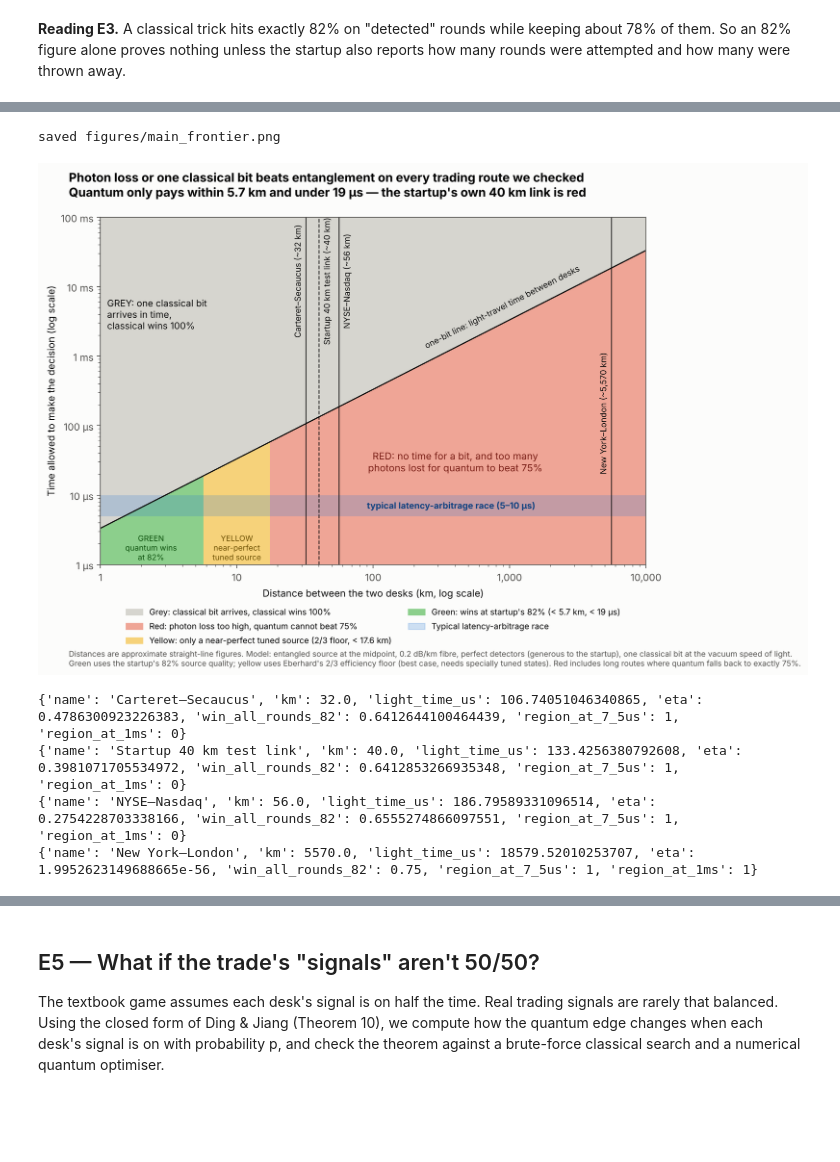
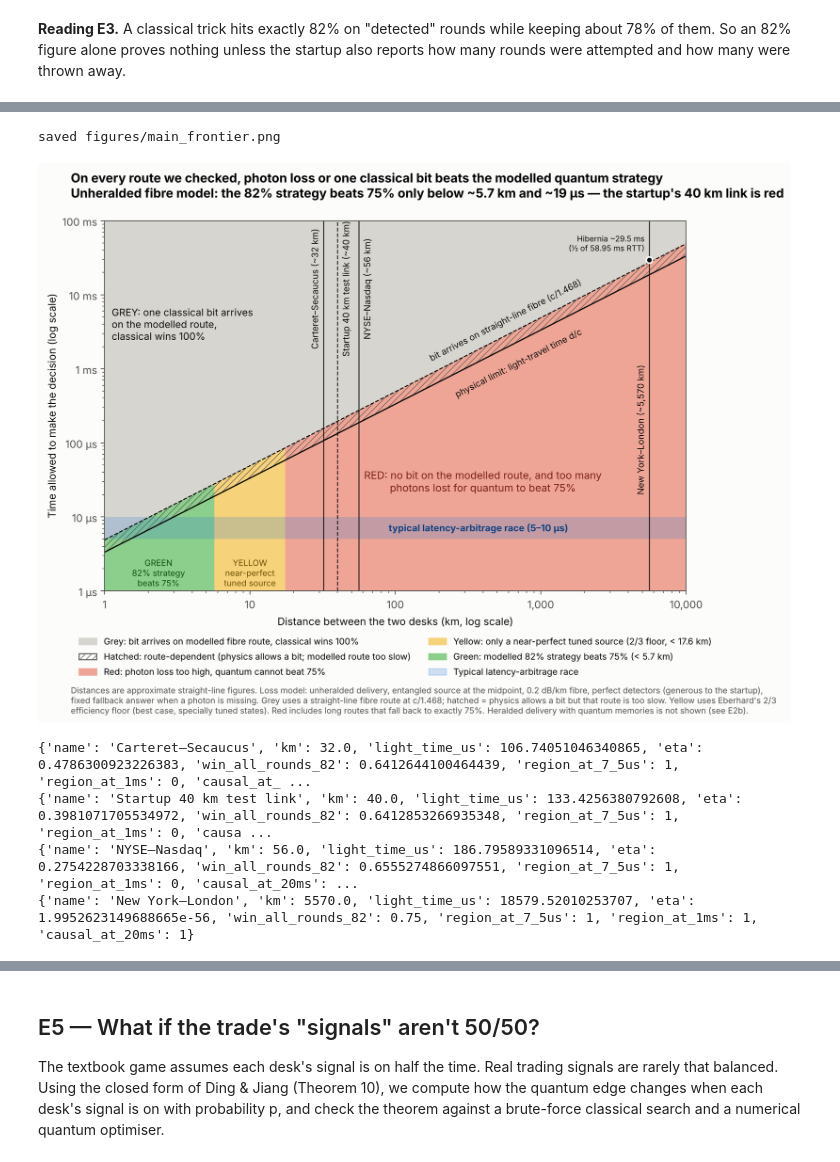
Before and after one commit to udsy19/The-28-Millisecond-Monopoly, a Jupyter notebook: analysis_executed.ipynb, the cells around one changed output, grey strips where cells are left out. Drawn from its saved outputs; the diff is of its cells as text; code cells hidden in the pictures; blank space fills up the shorter version.

```diff
--- a/analysis_executed.ipynb
+++ b/analysis_executed.ipynb
@@ -287,17 +290,33 @@ the round, the desks know in advance whether to play quantum or classical. Lost
 nothing: a round without a heralded pair simply uses the 75% classical rule.
 # %%
 H_LEVELS = [0.05, 0.158, 0.5, 1.0]
+# How much heralded supply does the link actually provide? Demand = the rounds needed for the
+# claimed $50M, spread over one trading year (252 days x 6.5 h; our assumption, A18).
+TRADING_SECONDS = 252 * 6.5 * 3600
+rounds_needed = chsh.rounds_for_target(CASE["target_annual"], chsh.edge_per_round(0.82))
+demand_per_s = rounds_needed / TRADING_SECONDS
+supply_rows = [dict(route=name, km=km,
+                    heralded_pairs_per_s=CASE["pair_rate"] * chsh.fibre_eta(km) ** 2,
+                    h_max=chsh.heralded_supply_fraction(km, demand_per_s, CASE["pair_rate"]))
+               for name, km in [("Startup 40 km link", 40.0), ("NYSE–Nasdaq", 56.0),
+                                ("New York–London (direct fibre)", CASE["ny_london_km"])]]
 heralded = [dict(h=h, win_82=chsh.heralded_win(h, 0.82), win_ideal=chsh.heralded_win(h, chsh.IDEAL_QUANTUM_WIN),
                  edge_82=chsh.edge_per_round(chsh.heralded_win(h, 0.82))) for h in H_LEVELS]
 # Rate budget on the 40 km link: heralded pairs/s = generated pairs/s x both-arrive probability
 herald_rate_40 = CASE["pair_rate"] * e2["p82"]["both_share_40"]
 R["e2b"] = dict(table=heralded, heralded_pairs_per_s_40km=herald_rate_40,
+                demand_rounds_per_s=demand_per_s, supply=supply_rows,
                 memories_claimed=False)
-D.update(herald_rate=f"{herald_rate_40:.0f}",
+D.update(demand_per_s=f"{demand_per_s:.2f}", trading_year="252 days × 6.5 hours", fibre_index="c/1.468",
+         h_max_ny_lon=f"{supply_rows[2]['h_max']:.0e}",
+         herald_rate=f"{herald_rate_40:.0f}",
          heralded_win_full=pct(chsh.heralded_win(1.0, 0.82)))
 for r in heralded:
     print(f"h={r['h']:.3f}  win(82%)={r['win_82']:.4f}  win(ideal)={r['win_ideal']:.4f}  edge(82%)=${r['edge_82']:.2f}")
 print("heralded pairs/s on 40 km:", herald_rate_40)
+print(f"demand: {demand_per_s:.3f} rounds/s")
+for r in supply_rows:
+    print(f"{r['route']:32s} supply {r['heralded_pairs_per_s']:.3g} pairs/s -> h_max {r['h_max']:.3g}")
 # %% [output]
 h=0.050  win(82%)=0.7535  win(ideal)=0.7552  edge(82%)=$0.62
 h=0.158  win(82%)=0.7611  win(ideal)=0.7664  edge(82%)=$2.13
@@ -351,20 +377,33 @@ c = chsh.SPEED_OF_LIGHT_KM_S
 d = np.logspace(0, 4, 900)            # 1 km .. 10,000 km
 w = np.logspace(-6, -1, 700)          # 1 us .. 100 ms
 DD, WW = np.meshgrid(d, w)
-region = chsh.frontier_region(DD, WW, p_demo=0.82)
+region = chsh.frontier_region(DD, WW, p_demo=0.82)        # grey = bit arrives on modelled fibre route
+causal = chsh.causal_status(DD, WW)
+HIBERNIA_ONE_WAY_S = 58.95e-3 / 2       # derived from the 2015 round-trip benchmark, not a measured one-way service
 
 colors = ["#d6d5cf", "#efa596", "#f6d27a", "#8ccf8c"]     # grey, red, yellow, green
 fig, ax = plt.subplots(figsize=(10, 6.4))
 ax.pcolormesh(d, w * 1e6, region, cmap=ListedColormap(colors), vmin=-0.5, vmax=3.5,
               shading="auto", rasterized=True)
 ax.set_xscale("log"); ax.set_yscale("log")
-ax.plot(d, d / c * 1e6, color=INK, lw=1.2)                       # one-bit boundary
+# route-dependent band: hatched over whatever the loss model says
+matplotlib.rcParams["hatch.color"] = "#5f5e5a"; matplotlib.rcParams["hatch.linewidth"] = 0.6
+ax.contourf(d, w * 1e6, (causal == chsh.CAUSAL_ROUTE_DEPENDENT).astype(float), levels=[0.5, 1.5],
+            colors="none", hatches=["////"])
+ax.plot(d, d / c * 1e6, color=INK, lw=1.2)                                   # physical limit d/c
+ax.plot(d, d / chsh.FIBRE_SPEED_KM_S * 1e6, color=INK, lw=1.0, ls="--")      # modelled fibre route
 ax.set_xlim(1, 1e4); ax.set_ylim(1, 1e5)
 # rotate the boundary label to match the line's on-screen slope
 p1, p2 = ax.transData.transform([(100, 100 / c * 1e6), (1000, 1000 / c * 1e6)])
 angle = math.degrees(math.atan2(p2[1] - p1[1], p2[0] - p1[0]))
-ax.text(250, 250 / c * 1e6 * 1.45, "one-bit line: light-travel time between desks", rotation=angle,
+ax.text(180, 180 / chsh.FIBRE_SPEED_KM_S * 1e6 * 1.35, "bit arrives on straight-line fibre (c/1.468)", rotation=angle,
         rotation_mode="anchor", fontsize=8.5, color=INK, ha="left", va="bottom")
+ax.text(250, 250 / c * 1e6 * 0.62, "physical limit: light-travel time d/c", rotation=angle,
+        rotation_mode="anchor", fontsize=8.5, color=INK, ha="left", va="top")
+# New York-London on the benchmarked Hibernia route (derived one-way figure)
+ax.plot([CASE["ny_london_km"]], [HIBERNIA_ONE_WAY_S * 1e6], "o", ms=6, color=INK, mec="#fcfcfb", mew=1.5, zorder=6)
+ax.text(CASE["ny_london_km"] * 0.93, HIBERNIA_ONE_WAY_S * 1e6 * 1.25, "Hibernia ~29.5 ms\n(½ of 58.95 ms RTT)",
+        fontsize=7.5, ha="right", va="bottom", color=INK)
 
 # typical latency-arbitrage race (Aquilina, Budish & O'Neill 2022)
 ax.axhspan(5, 10, color=BLUE, alpha=0.22, lw=0)
@@ -381,12 +420,12 @@ for name, km in LANDMARKS:
             fontsize=8.5, ha=ha, va="center", color=INK)
 
 # direct region labels (the legend repeats them with numbers)
-ax.text(1.12, 4e3, "GREY: one classical bit\narrives in time,\nclassical wins 100%",
+ax.text(1.12, 4e3, "GREY: one classical bit arrives\non the modelled route,\nclassical wins 100%",
         fontsize=9.5, ha="left", va="center", color=INK)
-ax.text(400, 22, "RED: no time for a bit, and too many\nphotons lost for quantum to beat 75%",
+ax.text(400, 22, "RED: no bit on the modelled route, and too many\nphotons lost for quantum to beat 75%",
         fontsize=10, ha="center", color="#7a1f17")
 dmax82, dfloor = e2["p82"]["d_max_km"], e2["floor_d_max_km"]
-ax.text(2.35, 1.75, "GREEN\nquantum wins\nat 82%", fontsize=8, ha="center", va="center", color="#0b4f0b")
+ax.text(2.35, 1.75, "GREEN\n82% strategy\nbeats 75%", fontsize=8, ha="center", va="center", color="#0b4f0b")
 ax.text(10.0, 1.75, "YELLOW\nnear-perfect\ntuned source", fontsize=8, ha="center", va="center", color="#6b4e00")
 
 
@@ -397,47 +436,50 @@ ax.set_yticklabels(["1 µs", "10 µs", "100 µs", "1 ms", "10 ms", "100 ms"])
 ax.set_xticks([1, 10, 100, 1e3, 1e4]); ax.set_xticklabels(["1", "10", "100", "1,000", "10,000"])
 ax.spines["top"].set_visible(True); ax.spines["right"].set_visible(True)
 
-legend = [Patch(color=colors[0], label="Grey: classical bit arrives, classical wins 100%"),
+legend = [Patch(color=colors[0], label="Grey: bit arrives on modelled fibre route, classical wins 100%"),
+          Patch(facecolor="none", edgecolor="#5f5e5a", hatch="////", label="Hatched: route-dependent (physics allows a bit; modelled route too slow)"),
           Patch(color=colors[1], label="Red: photon loss too high, quantum cannot beat 75%"),
           Patch(color=colors[2], label=f"Yellow: only a near-perfect tuned source (2/3 floor, < {dfloor:.1f} km)"),
-          Patch(color=colors[3], label=f"Green: wins at startup's 82% (< {dmax82:.1f} km, < {dmax82 / c * 1e6:.0f} µs)"),
+          Patch(color=colors[3], label=f"Green: modelled 82% strategy beats 75% (< {dmax82:.1f} km)"),
           Patch(color=BLUE, alpha=0.22, label="Typical latency-arbitrage race")]
 ax.legend(handles=legend, loc="upper center", bbox_to_anchor=(0.5, -0.10), ncol=2,
           frameon=False, fontsize=8.5)
-fig.suptitle("Photon loss or one classical bit beats entanglement on every trading route we checked\n"
-             f"Quantum only pays within {dmax82:.1f} km and under {dmax82 / c * 1e6:.0f} µs — the startup's own 40 km link is red",
-             x=0.08, y=0.985, ha="left", fontsize=12.5, fontweight="bold")
-fig.text(0.08, -0.115,
-         "Distances are approximate straight-line figures. Model: entangled source at the midpoint, 0.2 dB/km fibre, perfect detectors "
-         "(generous to the startup), one classical bit at the vacuum speed of light.\n"
-         "Green uses the startup's 82% source quality; yellow uses Eberhard's 2/3 efficiency floor (best case, needs specially tuned states). "
-         "Red includes long routes where quantum falls back to exactly 75%.",
+fig.suptitle("On every route we checked, photon loss or one classical bit beats the modelled quantum strategy\n"
+             f"Unheralded fibre model: the 82% strategy beats 75% only below ~{dmax82:.1f} km and ~{dmax82 / c * 1e6:.0f} µs — the startup's 40 km link is red",
+             x=0.08, y=0.985, ha="left", fontsize=12, fontweight="bold")
+fig.text(0.08, -0.145,
+         "Distances are approximate straight-line figures. Loss model: unheralded delivery, entangled source at the midpoint, 0.2 dB/km fibre, perfect "
+         "detectors (generous to the startup),\nfixed fallback answer when a photon is missing. Grey uses a straight-line fibre route at c/1.468; "
+         "hatched = physics allows a bit but that route is too slow. Yellow uses Eberhard's 2/3\nefficiency floor (best case, specially tuned states). "
+         "Red includes long routes that fall back to exactly 75%. Heralded delivery with quantum memories is not shown (see E2b).",
          fontsize=8, color=INK2, ha="left")
 save(fig, "main_frontier.png")
 plt.show()
 
 landmark_rows = []
 for name, km in LANDMARKS:
     eta_l = chsh.fibre_eta(km)
     landmark_rows.append(dict(name=name, km=km, light_time_us=km / c * 1e6, eta=eta_l,
                               win_all_rounds_82=chsh.all_rounds_win(eta_l, 0.82),
                               region_at_7_5us=int(chsh.frontier_region(km, 7.5e-6)),
-                              region_at_1ms=int(chsh.frontier_region(km, 1e-3))))
+                              region_at_1ms=int(chsh.frontier_region(km, 1e-3)),
+                              causal_at_20ms=int(chsh.causal_status(km, 20e-3,
+                                  HIBERNIA_ONE_WAY_S if "London" in name else None))))
 R["e4_landmarks"] = landmark_rows
 R["ny_london_light_ms"] = CASE["ny_london_km"] / c * 1e3
 R["hibernia_rtt_ms"] = 58.95
 R["hibernia_one_way_ms"] = 58.95 / 2
 D.update(ny_lon_light_ms=f"{R['ny_london_light_ms']:.1f} ms", hibernia_one_way=f"{R['hibernia_one_way_ms']:.1f} ms",
          nasdaq_win=pct(landmark_rows[2]["win_all_rounds_82"]),
          carteret_win=pct(landmark_rows[0]["win_all_rounds_82"]),
          nasdaq_light_us=f"{landmark_rows[2]['light_time_us']:.0f} µs",
          dmax82_round=f"{dmax82:.0f} km", green_us=f"{dmax82 / c * 1e6:.0f} µs")
 for r in landmark_rows:
     print(r)
 # %% [output]
 saved figures/main_frontier.png
-[figure, old version]
+[figure, new version]
-{'name': 'Carteret–Secaucus', 'km': 32.0, 'light_time_us': 106.74051046340865, 'eta': 0.4786300923226383, 'win_all_rounds_82': 0.6412644100464439, 'region_at_7_5us': 1, 'region_at_1ms': 0}
-{'name': 'Startup 40 km test link', 'km': 40.0, 'light_time_us': 133.4256380792608, 'eta': 0.3981071705534972, 'win_all_rounds_82': 0.6412853266935348, 'region_at_7_5us': 1, 'region_at_1ms': 0}
-{'name': 'NYSE–Nasdaq', 'km': 56.0, 'light_time_us': 186.79589331096514, 'eta': 0.2754228703338166, 'win_all_rounds_82': 0.6555274866097551, 'region_at_7_5us': 1, 'region_at_1ms': 0}
-{'name': 'New York–London', 'km': 5570.0, 'light_time_us': 18579.52010253707, 'eta': 1.9952623149688665e-56, 'win_all_rounds_82': 0.75, 'region_at_7_5us': 1, 'region_at_1ms': 1}
+{'name': 'Carteret–Secaucus', 'km': 32.0, 'light_time_us': 106.74051046340865, 'eta': 0.4786300923226383, 'win_all_rounds_82': 0.6412644100464439, 'region_at_7_5us': 1, 'region_at_1ms': 0, 'causal_at_ ...
+{'name': 'Startup 40 km test link', 'km': 40.0, 'light_time_us': 133.4256380792608, 'eta': 0.3981071705534972, 'win_all_rounds_82': 0.6412853266935348, 'region_at_7_5us': 1, 'region_at_1ms': 0, 'causa ...
+{'name': 'NYSE–Nasdaq', 'km': 56.0, 'light_time_us': 186.79589331096514, 'eta': 0.2754228703338166, 'win_all_rounds_82': 0.6555274866097551, 'region_at_7_5us': 1, 'region_at_1ms': 0, 'causal_at_20ms': ...
+{'name': 'New York–London', 'km': 5570.0, 'light_time_us': 18579.52010253707, 'eta': 1.9952623149688665e-56, 'win_all_rounds_82': 0.75, 'region_at_7_5us': 1, 'region_at_1ms': 1, 'causal_at_20ms': 1}
```
Also changed, not shown: parts of 7 cells of this notebook, 21 other files.
